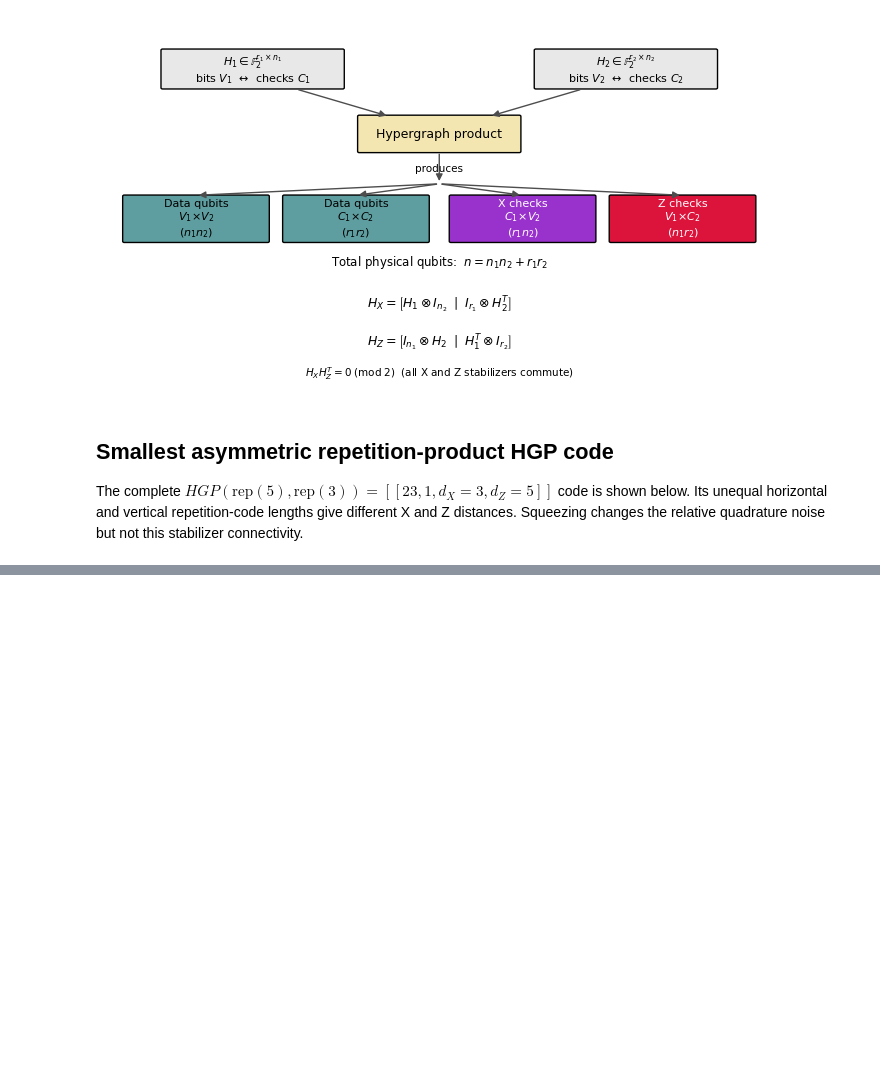
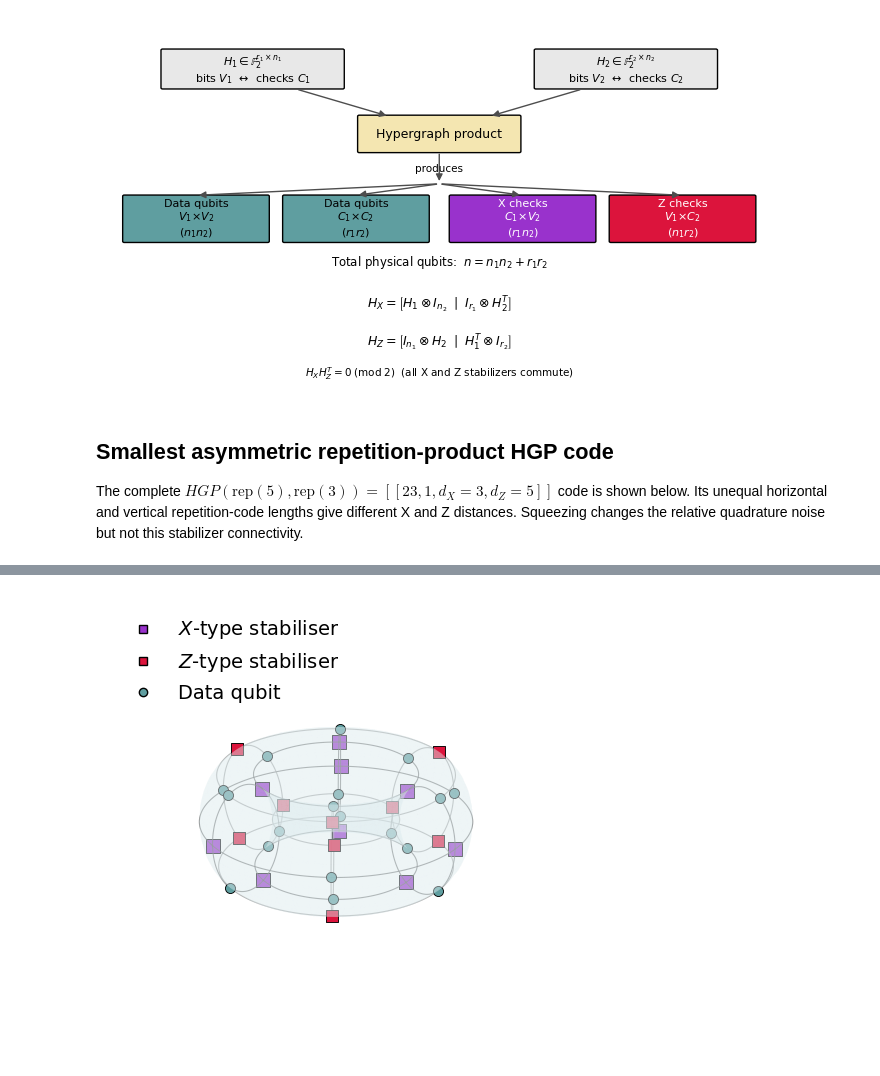
Before and after one commit to laramoyanotaylor/GKP_QEC_Project_Code, a Jupyter notebook: Hypergraph_to_SurfaceCode.ipynb, the cells around one changed output, grey strips where cells are left out. Saved outputs shown, nothing was run; the diff lists cells and outputs as text; code cells hidden in the pictures; blank space fills up the shorter version.

```diff
--- a/Hypergraph_to_SurfaceCode.ipynb
+++ b/Hypergraph_to_SurfaceCode.ipynb
@@ -428,0 +458,23 @@ NameError: name 'plt' is not defined
+# %%
+import importlib
+import plot_toric_code_on_torus
+
+importlib.reload(plot_toric_code_on_torus)
+plot_toric_code_on_torus.plot_toric_code_on_torus(
+    d=3,
+    save_path='toric_code_on_torus.png',
+    figsize=(8.0, 4.0),       # Shorter canvas reduces lower whitespace
+    title='',                 # Empty string removes the title
+    title_fontsize=12,
+    legend_fontsize=14,
+    legend_marker_size=10,    # Size of the legend squares and circle
+    torus_vertical_position=-0.14,  # More negative moves only the torus down
+    torus_zoom=1.25,           # Values above 1 enlarge the whole torus
+    node_scale=1.5,           # Increase or decrease all node sizes
+    x_label=r'$X$-type stabiliser',
+    z_label=r'$Z$-type stabiliser',
+    qubit_label='Data qubit',
+)
+plt.show()
+# %% [output]
+[figure, added]
```
Also changed, not shown: parts of 6 cells of this notebook, 2 other files.
